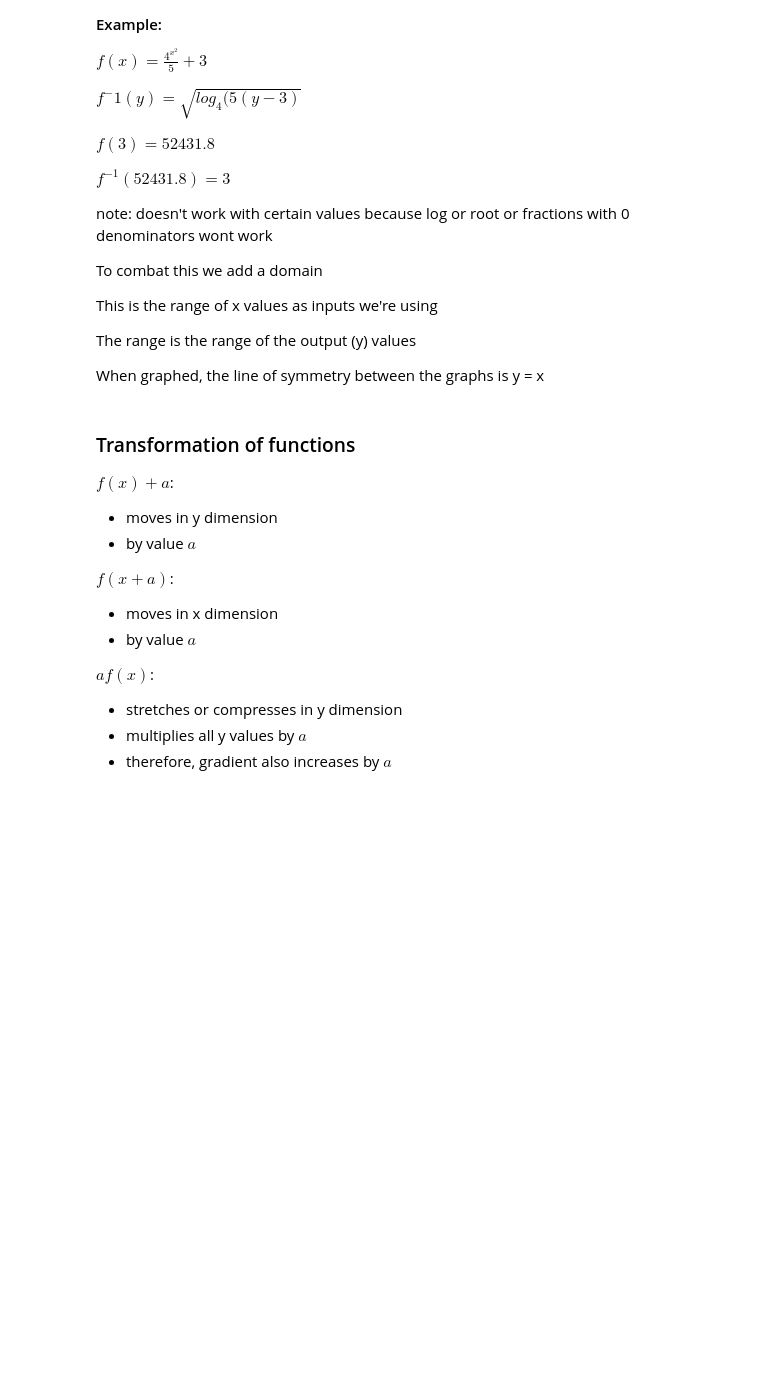
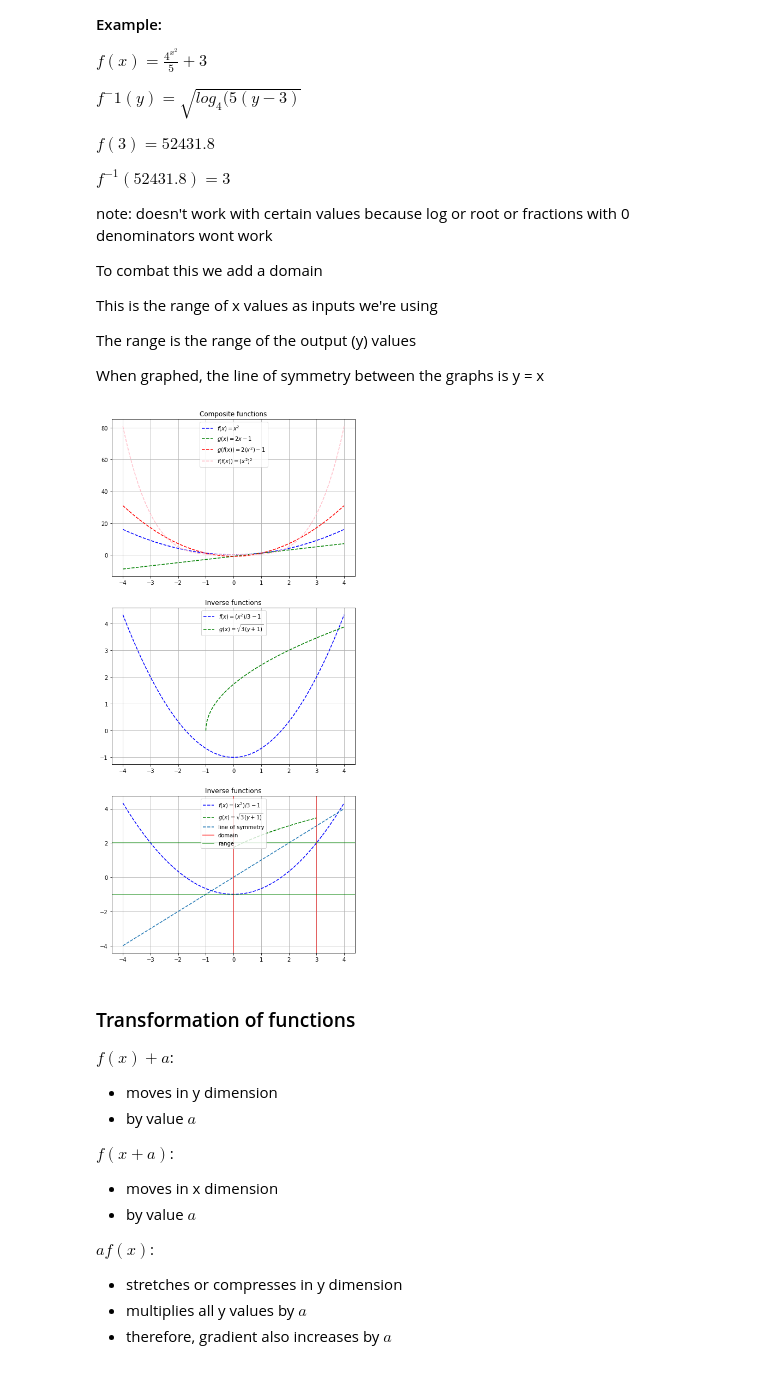
Before and after one commit to KiranArun/A-Level_Maths, a Jupyter notebook: Algebra_and_functions/Algebra_and_functions.ipynb, the cells around one changed output. Saved outputs shown, nothing was run; the diff lists cells and outputs as text; code cells hidden in the pictures; blank space fills up the shorter version.

```diff
--- a/Algebra_and_functions/Algebra_and_functions.ipynb
+++ b/Algebra_and_functions/Algebra_and_functions.ipynb
@@ -934,41 +944,43 @@ f2y = f2(x)
 f2iy = f2i(x)
 
 domains = 0
 domainf = 3
 
 # set up plot
 fig, ax = plt.subplots(3, 1, figsize=(8,18))
 
-ax[0].plot(x, fy, color='b', linestyle='--', label='f(x) = x^2')
-ax[0].plot(x, gy, color='g', linestyle='--', label='g(x) = 2x - 1')
-ax[0].plot(x, gf, color='r', linestyle='--', label='g(f(x)) = 2(x^2) - 1')
-ax[0].plot(x, fg, color='pink', linestyle='--', label='f(f(x)) = (x^2)^2')
+ax[0].plot(x, fy, color='b', linestyle='--', label='$f(x) = x^2$')
+ax[0].plot(x, gy, color='g', linestyle='--', label='$g(x) = 2x - 1$')
+ax[0].plot(x, gf, color='r', linestyle='--', label='$g(f(x)) = 2(x^2) - 1$')
+ax[0].plot(x, fg, color='pink', linestyle='--', label='$f(f(x)) = (x^2)^2$')
 
-ax[1].plot(x, f2y, color='b', linestyle='--', label='f(x) = (x^2)/3 - 1')
-ax[1].plot(x, f2iy, color='g', linestyle='--', label='g(x) = 3(y+1)^(1/2)')
+ax[1].plot(x, f2y, color='b', linestyle='--', label='$f(x) = (x^2)/3 - 1$')
+ax[1].plot(x, f2iy, color='g', linestyle='--', label='$g(x) = \sqrt{3(y+1)}$')
 
 x2 = np.linspace(domains, domainf, 1001).astype(np.float32)
 
-ax[2].plot(x, f2y, color='b', linestyle='--', label='f(x) = (x^2)/3 - 1')
-ax[2].plot(x2, f2i(x2), color='g', linestyle='--', label='g(x) = 3(y+1)^(1/2)')
+ax[2].plot(x, f2y, color='b', linestyle='--', label='$f(x) = (x^2)/3 - 1$')
+ax[2].plot(x2, f2i(x2), color='g', linestyle='--', label='$g(x) = \sqrt{3(y+1)}$')
 
 ax[2].plot(x, x, '--', label='line of symmetry')
 
 ax[2].axvline(domains, color='red', lw=2, alpha=0.5, label='domain')
 ax[2].axvline(domainf, color='red', lw=2, alpha=0.5)
 
 ax[2].axhline(np.min(f2(domains)).reshape(1), color='green', lw=2, alpha=0.5, label='range')
 ax[2].axhline(np.max(f2(domainf)).reshape(1), color='green', lw=2, alpha=0.5)
 
 ax[0].set_title("Composite functions")
 ax[1].set_title("Inverse functions")
 ax[2].set_title("Inverse functions")
 
 for axes in ax:
     axes.legend(loc=9)
     axes.grid(True)
 
 plt.show()
+# %% [output]
+[figure, added]
 # %% [markdown]
 <a id='Transformation_of_functions'></a>
 ### Transformation of functions
```
Also changed, not shown: parts of 7 cells of this notebook.
